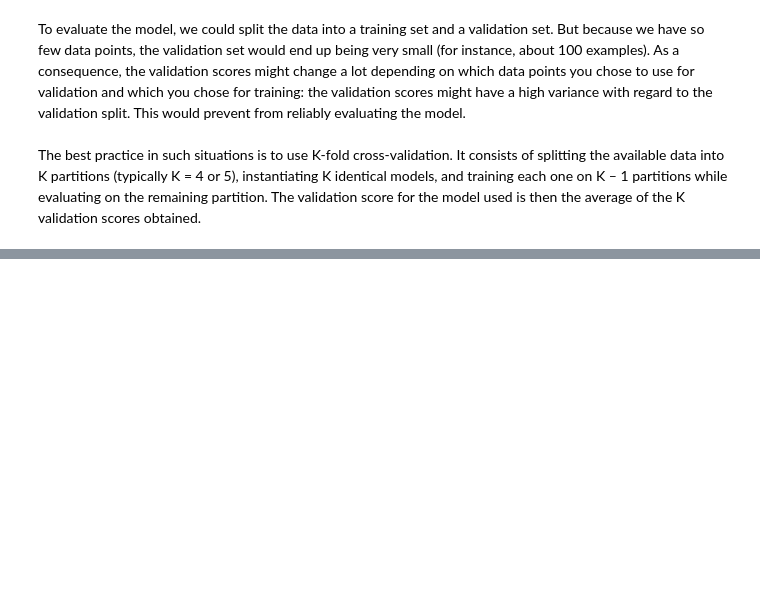
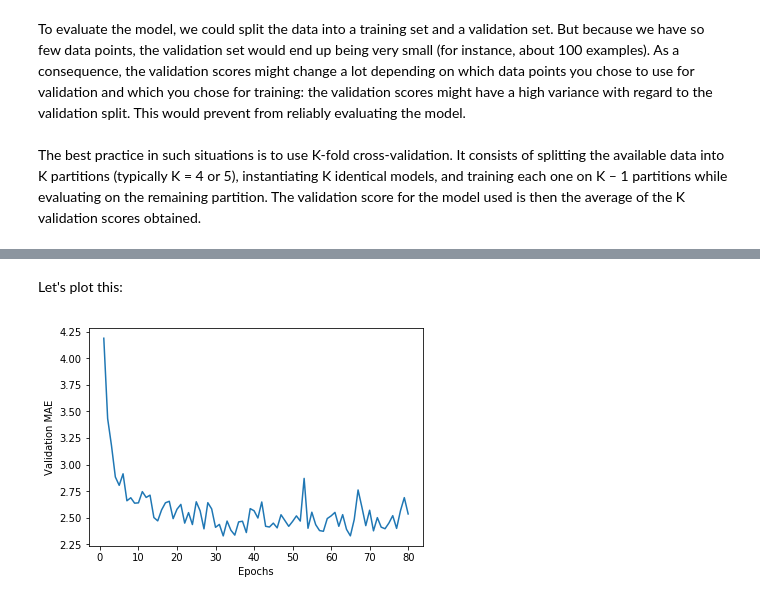
Before and after one commit to Innova4DLab/ChinaDeepLearningCourse, a Jupyter notebook: HousePricesKera-Notebook/HousePricesPredictionNotebook.ipynb, the cells around one changed output, grey strips where cells are left out. Saved outputs shown, nothing was run; the diff lists cells and outputs as text; code cells hidden in the pictures; blank space fills up the shorter version.

Commit message:
Keras Notebooks

```diff
--- a/HousePricesKera-Notebook/HousePricesPredictionNotebook.ipynb
+++ b/HousePricesKera-Notebook/HousePricesPredictionNotebook.ipynb
@@ -72,4 +104,0 @@ Now declare the input layer .
-# %%
-from keras.layers import Dense
-
-model.add(Dense(64, activation='relu', input_shape=(13,)))
@@ -92 +105,26 @@ model.add(Dense(1))
+# %%
+from keras.models import Sequential
+from keras.layers import Dense
+
+# Because we will need to instantiate
+# the same model multiple times,
+# we use a function to construct it.
+def build_model():
+    model = Sequential() # Declare de Sequential model (linear stack of layers), which is the most common way by far.
+
+    # Declare the input layer and the first hidden layer.
+    model.add(Dense(64, # Integer number that corresponds to the dimensionality of the output space (the number of neurons in the next layer that in this case is the first hidden layer).
+                    input_shape=(13,), # The input shape should be the same of the training input (in this case the number of features).
+                    activation='relu') # The rectifier (Relu) activation function is used for models where we need continuous values.
+             )
+
+    #Declare the second hidden layer (with the same values of the previous hidden layer).
+    model.add(Dense(64, activation='relu'))
+
+    # Declare the output layer with one neuron due to in this case we have a regression problem.
+    model.add(Dense(1))
+
+    # Setup the network compilation
+    model.compile(optimizer='rmsprop', loss='mse', metrics=['mae'])
+    return model
 # %% [markdown]
@@ -113,0 +208,20 @@ The best practice in such situations is to use K-fold cross-validation. It consi
+# %%
+average_mae_history = [
+    np.mean([x[i] for x in all_mae_histories]) for i in range(num_epochs)]
+# %% [markdown]
+
+
+Let's plot this:
+# %%
+%matplotlib inline
+import matplotlib.pyplot as plt
+
+plt.plot( # Plot Y versus X as lines.
+    range(1, len(average_mae_history) + 1), # Set the X coordinates (integer numbers from 1 to 80)
+    average_mae_history # Set the Y coordinates (each average_mae_history value)
+)
+plt.xlabel('Epochs') # set the x-axis label of the current axes.
+plt.ylabel('Validation MAE') # set the y-axis label of the current axes.
+plt.show()
+# %% [output]
+[figure, added]
```
Also changed, not shown: parts of 29 cells of this notebook, 5 other files.
